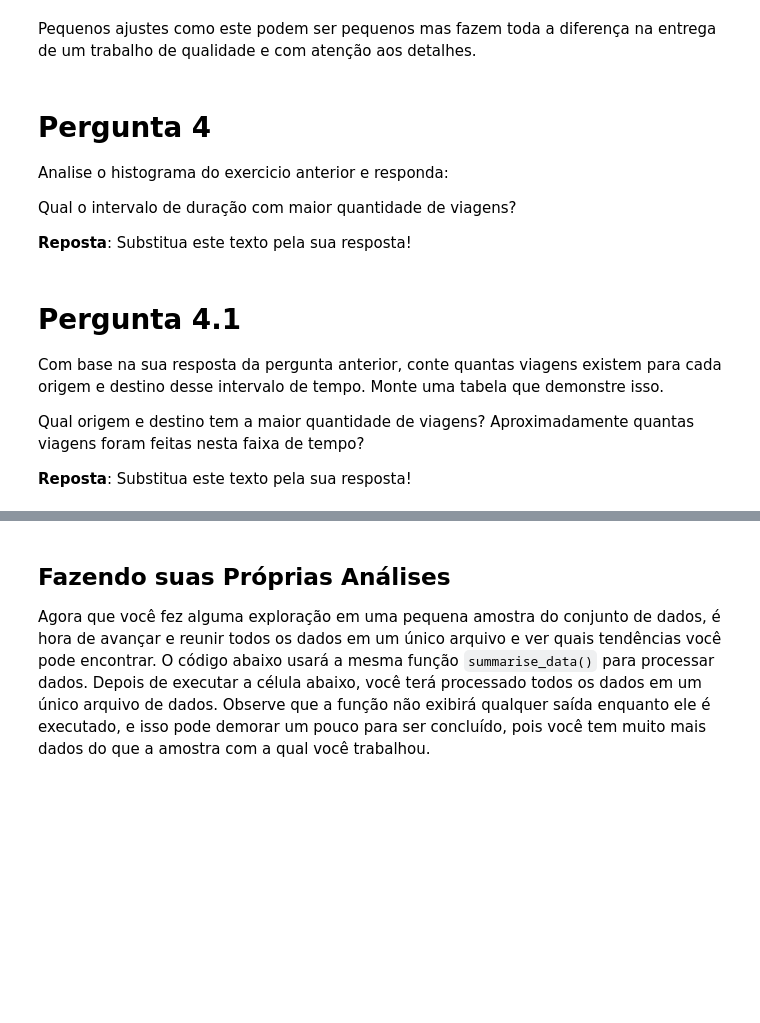
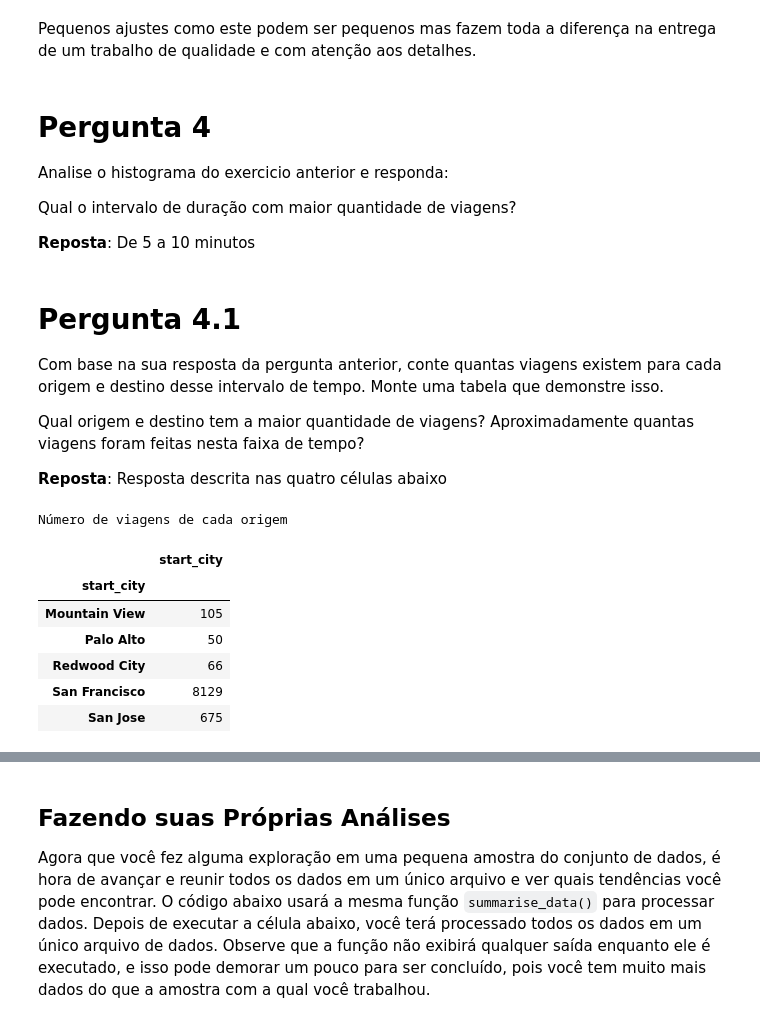
Before and after one commit to resilva87/udacity-datascience-I, a Jupyter notebook: Analise_Bay_Area_Bike_Share-NDFDSI.ipynb, the cells around one changed output, grey strips where cells are left out. Cells and saved outputs as stored; diff of their text form; code cells hidden in the pictures; blank space fills up the shorter version.

```diff
--- a/Analise_Bay_Area_Bike_Share-NDFDSI.ipynb
+++ b/Analise_Bay_Area_Bike_Share-NDFDSI.ipynb
@@ -375,7 +372,7 @@ Analise o histograma do exercicio anterior e responda:
 Qual o intervalo de duração com maior quantidade de viagens?
 
 
-**Reposta**: Substitua este texto pela sua resposta!
+**Reposta**: De 5 a 10 minutos
 # %% [markdown]
 # Pergunta 4.1
 
@@ -384,4 +381,20 @@ Com base na sua resposta da pergunta anterior, conte quantas viagens existem par
 Qual origem e destino tem a maior quantidade de viagens?  Aproximadamente quantas viagens foram feitas nesta faixa de tempo?
 
 
- **Reposta**: Substitua este texto pela sua resposta!
+ **Reposta**: Resposta descrita nas quatro células abaixo
+# %%
+# Dataframe de viagens entre 5 a 10 minutos
+df_duration_5_10 = trip_data.query('duration >= 5 and duration <= 10')
+# %%
+print('Número de viagens de cada origem')
+start_count = pd.DataFrame(df_duration_5_10.groupby('start_city')['start_city'].count())
+start_count
+# %% [output]
+Número de viagens de cada origem
+|  | start_city |
+| start_city |  |
+| Mountain View | 105 |
+| Palo Alto | 50 |
+| Redwood City | 66 |
+| San Francisco | 8129 |
+| San Jose | 675 |
```
Also changed, not shown: parts of 4 cells of this notebook.
